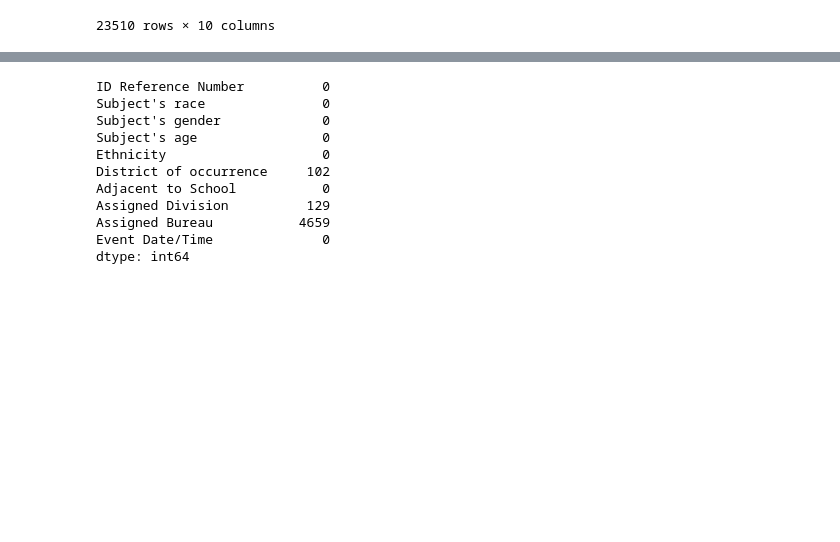
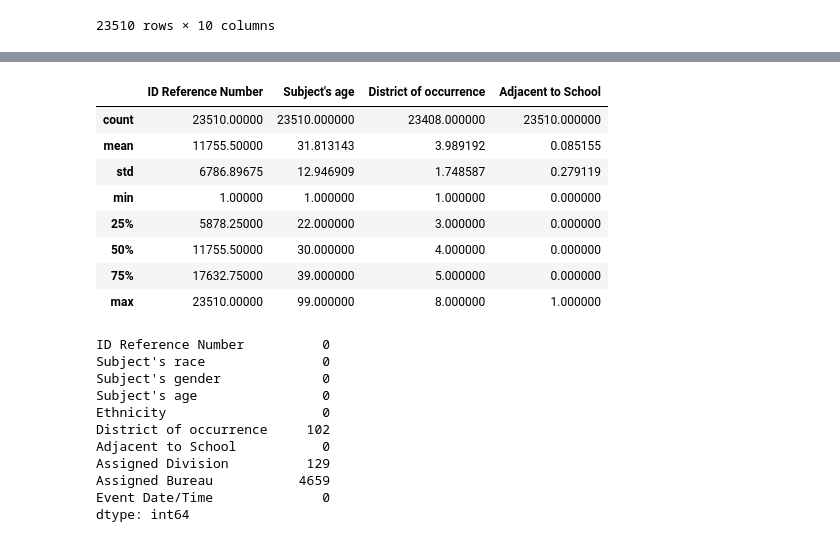
Before and after one commit to Anjasfedo/Learning-TensorFlow, a Jupyter notebook: learn_by_doing/Police_Arrest_from_2021_2023.ipynb, the cells around one changed output, grey strips where cells are left out. Drawn from its saved outputs; the diff is of its cells as text; code cells hidden in the pictures; blank space fills up the shorter version.

```diff
--- a/learn_by_doing/Police_Arrest_from_2021_2023.ipynb
+++ b/learn_by_doing/Police_Arrest_from_2021_2023.ipynb
@@ -68,3 +88,15 @@ df
+# %%
+df.describe()
+# %% [output]
+|  | ID Reference Number | Subject's age | District of occurrence | Adjacent to School |
+| count | 23510.00000 | 23510.000000 | 23408.000000 | 23510.000000 |
+| mean | 11755.50000 | 31.813143 | 3.989192 | 0.085155 |
+| std | 6786.89675 | 12.946909 | 1.748587 | 0.279119 |
+| min | 1.00000 | 1.000000 | 1.000000 | 0.000000 |
+| 25% | 5878.25000 | 22.000000 | 3.000000 | 0.000000 |
+| 50% | 11755.50000 | 30.000000 | 4.000000 | 0.000000 |
+| 75% | 17632.75000 | 39.000000 | 5.000000 | 0.000000 |
+| max | 23510.00000 | 99.000000 | 8.000000 | 1.000000 |
 # %%
 df.isnull().sum()
 # %% [output]
```
Also changed, not shown: parts of 7 cells of this notebook.
